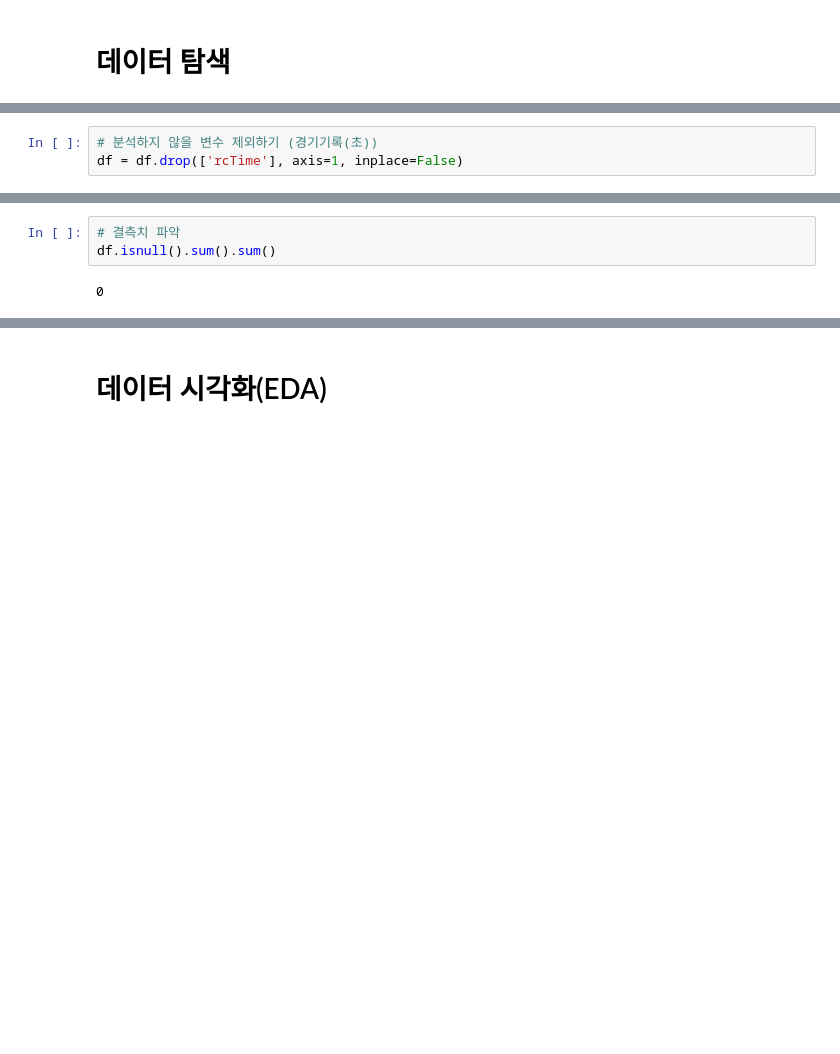
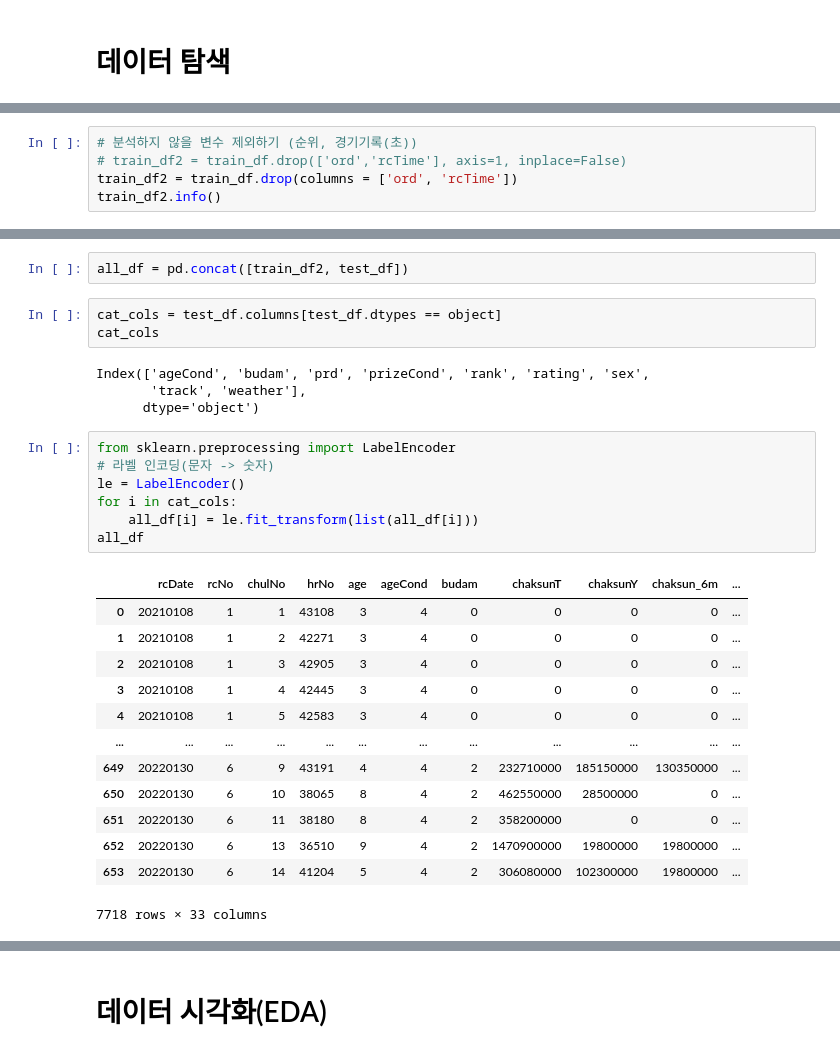
Before and after one commit to juhwano/HorseRacingPrediction, a Jupyter notebook: HorseRacingPrediction.ipynb, the cells around one changed output, grey strips where cells are left out. Saved outputs shown, nothing was run; the diff lists cells and outputs as text; blank space fills up the shorter version.

```diff
--- a/HorseRacingPrediction.ipynb
+++ b/HorseRacingPrediction.ipynb
@@ -120,3 +125,5 @@ Name: rcDate, Length: 7064, dtype: datetime64[ns]
 # %%
-# 분석하지 않을 변수 제외하기 (경기기록(초))
-df = df.drop(['rcTime'], axis=1, inplace=False)
+# 분석하지 않을 변수 제외하기 (순위, 경기기록(초))
+# train_df2 = train_df.drop(['ord','rcTime'], axis=1, inplace=False)
+train_df2 = train_df.drop(columns = ['ord', 'rcTime'])
+train_df2.info()
@@ -123,5 +148,30 @@ df = df.drop(['rcTime'], axis=1, inplace=False)
-# %%
-# 결측치 파악
-df.isnull().sum().sum()
-# %% [output]
-0
+# %%
+all_df = pd.concat([train_df2, test_df])
+# %%
+cat_cols = test_df.columns[test_df.dtypes == object]
+cat_cols
+# %% [output]
+Index(['ageCond', 'budam', 'prd', 'prizeCond', 'rank', 'rating', 'sex',
+       'track', 'weather'],
+      dtype='object')
+# %%
+from sklearn.preprocessing import LabelEncoder
+# 라벨 인코딩(문자 -> 숫자)
+le = LabelEncoder()
+for i in cat_cols:
+    all_df[i] = le.fit_transform(list(all_df[i]))
+all_df
+# %% [output]
+|  | rcDate | rcNo | chulNo | hrNo | age | ageCond | budam | chaksunT | chaksunY | chaksun_6m | ... |
+| 0 | 20210108 | 1 | 1 | 43108 | 3 | 4 | 0 | 0 | 0 | 0 | ... |
+| 1 | 20210108 | 1 | 2 | 42271 | 3 | 4 | 0 | 0 | 0 | 0 | ... |
+| 2 | 20210108 | 1 | 3 | 42905 | 3 | 4 | 0 | 0 | 0 | 0 | ... |
+| 3 | 20210108 | 1 | 4 | 42445 | 3 | 4 | 0 | 0 | 0 | 0 | ... |
+| 4 | 20210108 | 1 | 5 | 42583 | 3 | 4 | 0 | 0 | 0 | 0 | ... |
+| ... | ... | ... | ... | ... | ... | ... | ... | ... | ... | ... | ... |
+| 649 | 20220130 | 6 | 9 | 43191 | 4 | 4 | 2 | 232710000 | 185150000 | 130350000 | ... |
+| 650 | 20220130 | 6 | 10 | 38065 | 8 | 4 | 2 | 462550000 | 28500000 | 0 | ... |
+| 651 | 20220130 | 6 | 11 | 38180 | 8 | 4 | 2 | 358200000 | 0 | 0 | ... |
+| 652 | 20220130 | 6 | 13 | 36510 | 9 | 4 | 2 | 1470900000 | 19800000 | 19800000 | ... |
+| 653 | 20220130 | 6 | 14 | 41204 | 5 | 4 | 2 | 306080000 | 102300000 | 19800000 | ... |
+7718 rows × 33 columns
```
Also changed, not shown: parts of 61 cells of this notebook, 1 other file.
